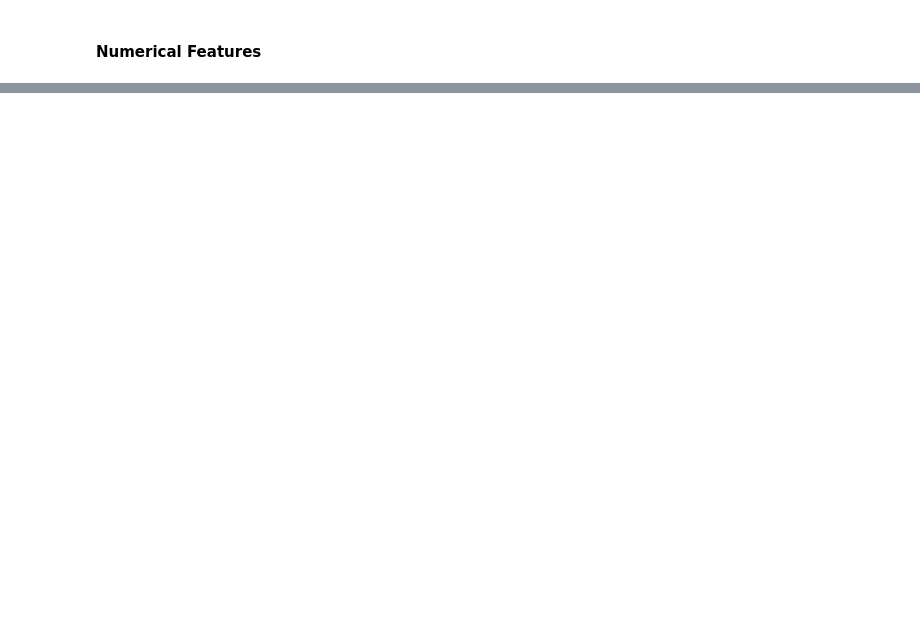
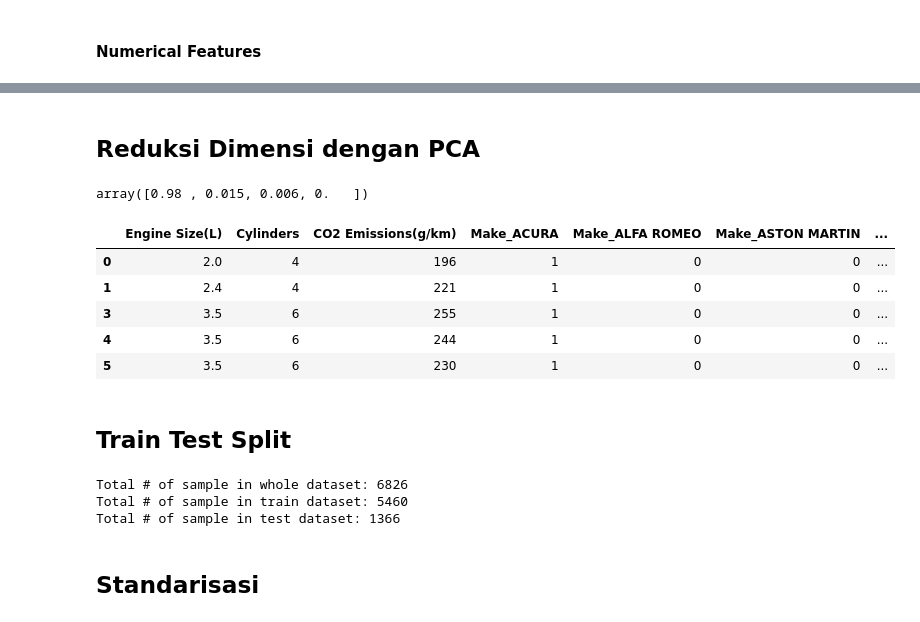
Before and after one commit to wahyuazizi/Predictive_Analysis_ML_Dicoding, a Jupyter notebook: Predicitve_Analysis_Vehicle_Emissions.ipynb, the cells around one changed output, grey strips where cells are left out. Saved outputs shown, nothing was run; the diff lists cells and outputs as text; code cells hidden in the pictures; blank space fills up the shorter version.

```diff
--- a/Predicitve_Analysis_Vehicle_Emissions.ipynb
+++ b/Predicitve_Analysis_Vehicle_Emissions.ipynb
@@ -300,0 +293,11 @@ dtype: int64
+# %%
+from sklearn.preprocessing import OneHotEncoder
+
+fitur = ['Make', 'Vehicle Class', 'Transmission', 'Fuel Type']
+for i in fitur:
+    # Buat one-hot encoding dan ubah tipe menjadi integer eksplisit
+    dummies = pd.get_dummies(df[i], prefix=f'{i}').astype(int)
+    df = pd.concat([df, dummies], axis=1)
+    df.drop(i, axis=1, inplace=True)
+
+df.head()
@@ -300,0 +311,29 @@ dtype: int64
+# %% [markdown]
+## Reduksi Dimensi dengan PCA
+# %%
+from sklearn.decomposition import PCA
+
+fuel_features = ["Fuel Consumption City (L/100 km)", "Fuel Consumption Hwy (L/100 km)", "Fuel Consumption Comb (L/100 km)", "Fuel Consumption Comb (mpg)"]
+pca = PCA(n_components=4, random_state=123)
+pca.fit(df[fuel_features])
+princ_comp = pca.transform(df[fuel_features])
+# %%
+pca.explained_variance_ratio_.round(3)
+# %% [output]
+array([0.98 , 0.015, 0.006, 0.   ])
+# %%
+pca = PCA(n_components=1, random_state=123)
+pca.fit(df[fuel_features])
+df['dimension'] = pca.transform(df.loc[:, (fuel_features)]).flatten()
+df.drop(fuel_features, axis=1, inplace=True)
+# %%
+df.head()
+# %% [output]
+|  | Engine Size(L) | Cylinders | CO2 Emissions(g/km) | Make_ACURA | Make_ALFA ROMEO | Make_ASTON MARTIN | ... |
+| 0 | 2.0 | 4 | 196 | 1 | 0 | 0 | ... |
+| 1 | 2.4 | 4 | 221 | 1 | 0 | 0 | ... |
+| 3 | 3.5 | 6 | 255 | 1 | 0 | 0 | ... |
+| 4 | 3.5 | 6 | 244 | 1 | 0 | 0 | ... |
+| 5 | 3.5 | 6 | 230 | 1 | 0 | 0 | ... |
+# %% [markdown]
+## Train Test Split
@@ -300,0 +346,10 @@ dtype: int64
+# %%
+print(f'Total # of sample in whole dataset: {len(X)}')
+print(f'Total # of sample in train dataset: {len(X_train)}')
+print(f'Total # of sample in test dataset: {len(X_test)}')
+# %% [output]
+Total # of sample in whole dataset: 6826
+Total # of sample in train dataset: 5460
+Total # of sample in test dataset: 1366
+# %% [markdown]
+## Standarisasi
```
Also changed, not shown: parts of 29 cells of this notebook.
